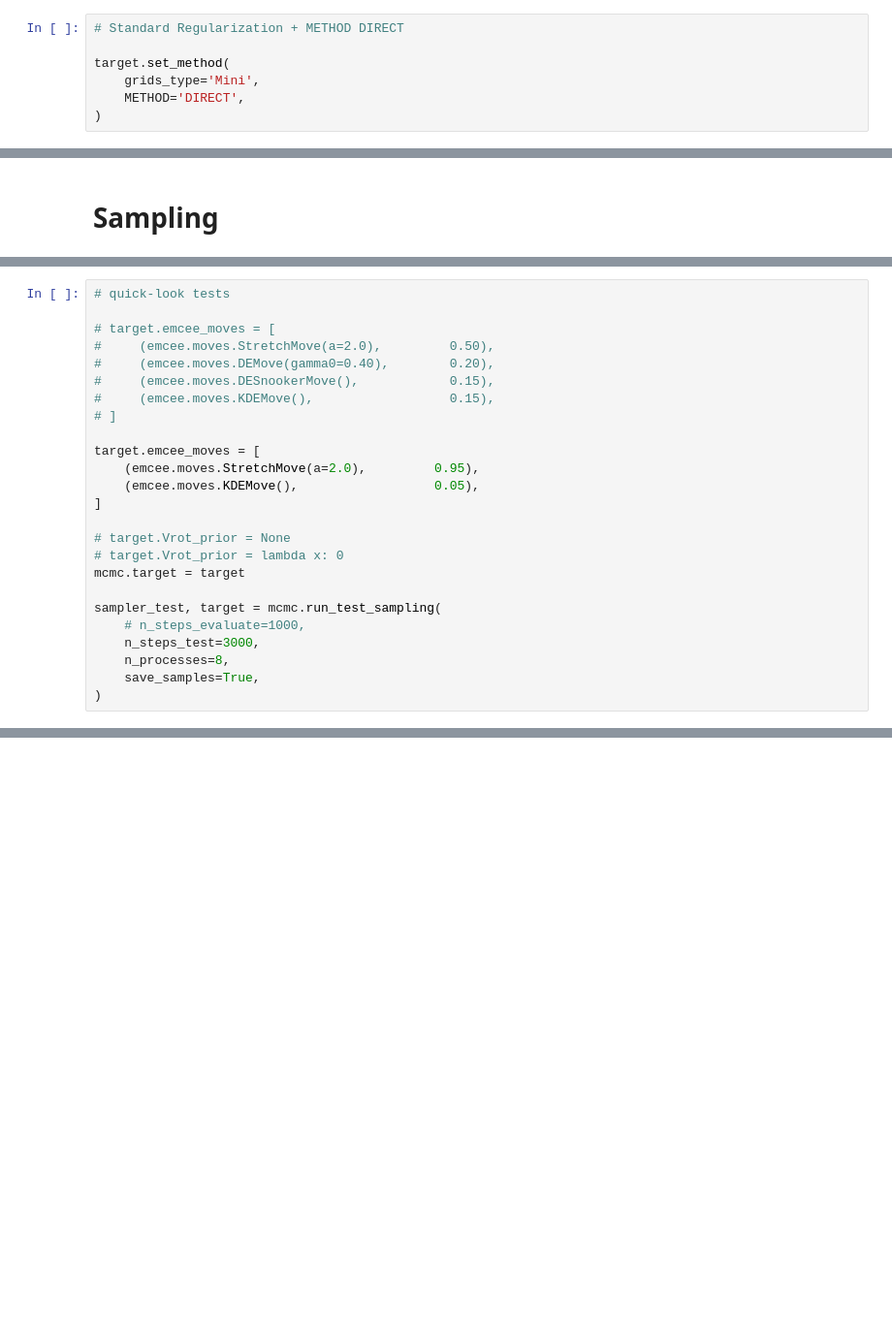
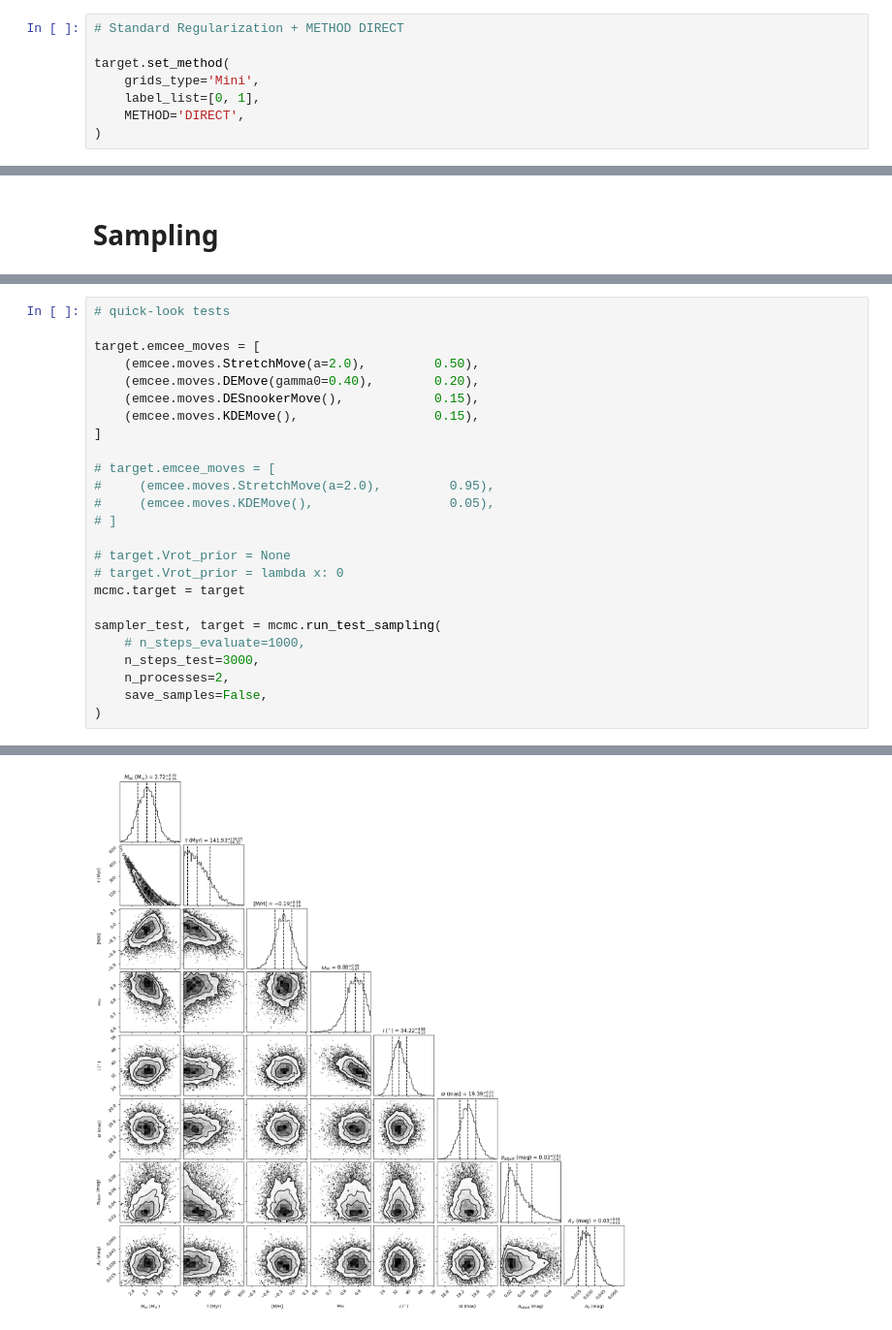
Before and after one commit to ZiyingGu/BELFAST, a Jupyter notebook: tutorials/02b_age_estimation_for_single_star_real.ipynb, the cells around one changed output, grey strips where cells are left out. Shown at 97% size. Cells and saved outputs as stored; diff of their text form; blank space fills up the shorter version.

```diff
--- a/tutorials/02b_age_estimation_for_single_star_real.ipynb
+++ b/tutorials/02b_age_estimation_for_single_star_real.ipynb
@@ -82,5 +100,6 @@ target.add_info(cluster=cluster,
 
 target.set_method(
     grids_type='Mini',
+    label_list=[0, 1],
     METHOD='DIRECT',
 )
@@ -125,17 +184,17 @@ target.set_sampling(n_walkers=30,
 # %%
 # quick-look tests
 
+target.emcee_moves = [
+    (emcee.moves.StretchMove(a=2.0),         0.50),
+    (emcee.moves.DEMove(gamma0=0.40),        0.20),
+    (emcee.moves.DESnookerMove(),            0.15),
+    (emcee.moves.KDEMove(),                  0.15),
+]
+
 # target.emcee_moves = [
-#     (emcee.moves.StretchMove(a=2.0),         0.50),
-#     (emcee.moves.DEMove(gamma0=0.40),        0.20),
-#     (emcee.moves.DESnookerMove(),            0.15),
-#     (emcee.moves.KDEMove(),                  0.15),
+#     (emcee.moves.StretchMove(a=2.0),         0.95),
+#     (emcee.moves.KDEMove(),                  0.05),
 # ]
-
-target.emcee_moves = [
-    (emcee.moves.StretchMove(a=2.0),         0.95),
-    (emcee.moves.KDEMove(),                  0.05),
-]
 
 # target.Vrot_prior = None
 # target.Vrot_prior = lambda x: 0
@@ -144,6 +203,7 @@ mcmc.target = target
 sampler_test, target = mcmc.run_test_sampling(
     # n_steps_evaluate=1000,
     n_steps_test=3000,
-    n_processes=8,
-    save_samples=True,
+    n_processes=2,
+    save_samples=False,
 )
+# %% [output]
@@ -150,3 +222,4 @@ sampler_test, target = mcmc.run_test_sampling(
+[figure, added]
 # %%
 # Run sampling!
 # Set max time for running and processes for parallel
```
Also changed, not shown: parts of 11 cells of this notebook, 32 other files.
